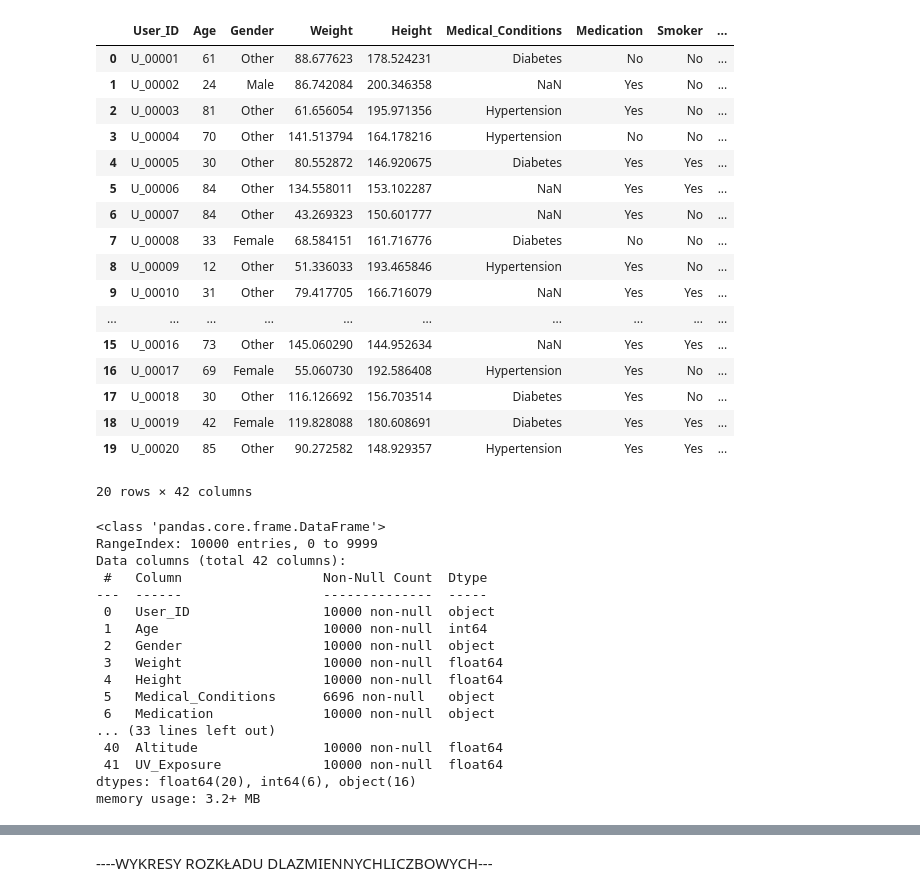
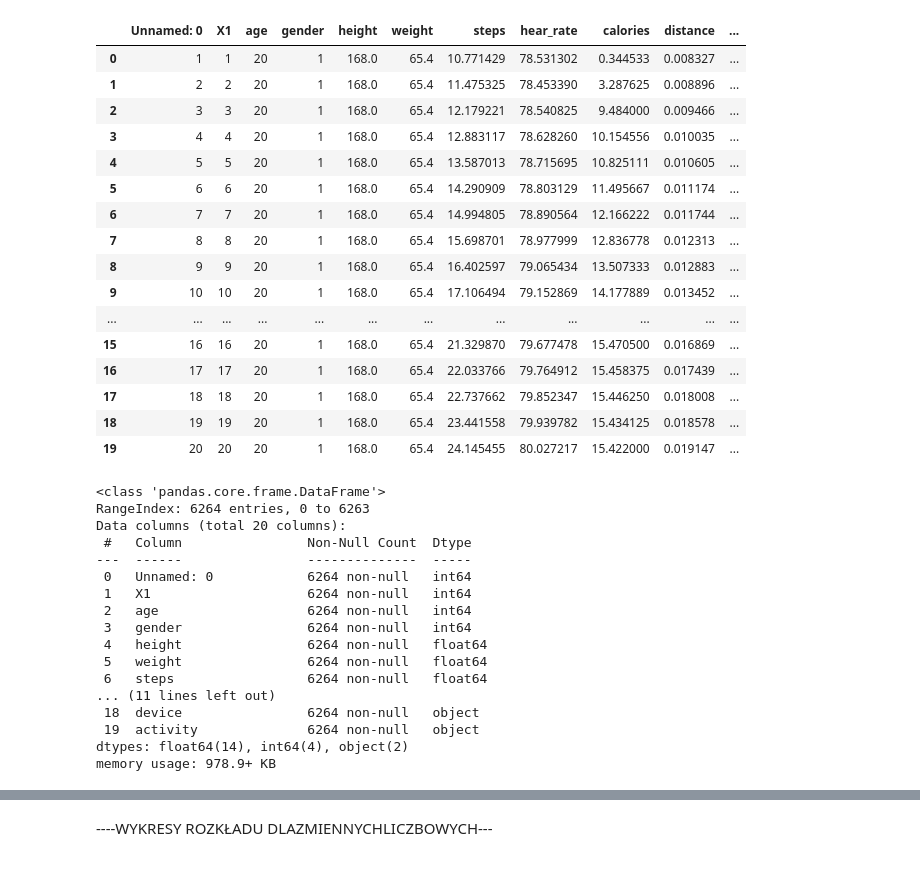
Before and after one commit to infoshareacademy/jdszr16-pajtoners, a Jupyter notebook: Zofia/braki,niespolnosc,wykresy_rozkladu.ipynb, the cells around one changed output, grey strips where cells are left out. Cells and saved outputs as stored; diff of their text form; code cells hidden in the pictures.

Commit message:
EDA_newData

```diff
--- a/Zofia/braki,niespolnosc,wykresy_rozkladu.ipynb
+++ b/Zofia/braki,niespolnosc,wykresy_rozkladu.ipynb
@@ -14,42 +9,43 @@ final_dt = pd.merge(merge_dt, data3, on='User_ID', how='left')
+# %%
+data = pd.read_csv('aw_fb_data.csv')
 # %%
-final_dt.head(20)
+data.head(20)
 # %% [output]
-|  | User_ID | Age | Gender | Weight | Height | Medical_Conditions | Medication | Smoker | ... |
-| 0 | U_00001 | 61 | Other | 88.677623 | 178.524231 | Diabetes | No | No | ... |
-| 1 | U_00002 | 24 | Male | 86.742084 | 200.346358 | NaN | Yes | No | ... |
-| 2 | U_00003 | 81 | Other | 61.656054 | 195.971356 | Hypertension | Yes | No | ... |
-| 3 | U_00004 | 70 | Other | 141.513794 | 164.178216 | Hypertension | No | No | ... |
-| 4 | U_00005 | 30 | Other | 80.552872 | 146.920675 | Diabetes | Yes | Yes | ... |
-| 5 | U_00006 | 84 | Other | 134.558011 | 153.102287 | NaN | Yes | Yes | ... |
-| 6 | U_00007 | 84 | Other | 43.269323 | 150.601777 | NaN | Yes | No | ... |
-| 7 | U_00008 | 33 | Female | 68.584151 | 161.716776 | Diabetes | No | No | ... |
-| 8 | U_00009 | 12 | Other | 51.336033 | 193.465846 | Hypertension | Yes | No | ... |
-| 9 | U_00010 | 31 | Other | 79.417705 | 166.716079 | NaN | Yes | Yes | ... |
-| ... | ... | ... | ... | ... | ... | ... | ... | ... | ... |
-| 15 | U_00016 | 73 | Other | 145.060290 | 144.952634 | NaN | Yes | Yes | ... |
-| 16 | U_00017 | 69 | Female | 55.060730 | 192.586408 | Hypertension | Yes | No | ... |
-| 17 | U_00018 | 30 | Other | 116.126692 | 156.703514 | Diabetes | Yes | No | ... |
-| 18 | U_00019 | 42 | Female | 119.828088 | 180.608691 | Diabetes | Yes | Yes | ... |
-| 19 | U_00020 | 85 | Other | 90.272582 | 148.929357 | Hypertension | Yes | Yes | ... |
+|  | Unnamed: 0 | X1 | age | gender | height | weight | steps | hear_rate | calories | distance | ... |
+| 0 | 1 | 1 | 20 | 1 | 168.0 | 65.4 | 10.771429 | 78.531302 | 0.344533 | 0.008327 | ... |
+| 1 | 2 | 2 | 20 | 1 | 168.0 | 65.4 | 11.475325 | 78.453390 | 3.287625 | 0.008896 | ... |
+| 2 | 3 | 3 | 20 | 1 | 168.0 | 65.4 | 12.179221 | 78.540825 | 9.484000 | 0.009466 | ... |
+| 3 | 4 | 4 | 20 | 1 | 168.0 | 65.4 | 12.883117 | 78.628260 | 10.154556 | 0.010035 | ... |
+| 4 | 5 | 5 | 20 | 1 | 168.0 | 65.4 | 13.587013 | 78.715695 | 10.825111 | 0.010605 | ... |
+| 5 | 6 | 6 | 20 | 1 | 168.0 | 65.4 | 14.290909 | 78.803129 | 11.495667 | 0.011174 | ... |
+| 6 | 7 | 7 | 20 | 1 | 168.0 | 65.4 | 14.994805 | 78.890564 | 12.166222 | 0.011744 | ... |
+| 7 | 8 | 8 | 20 | 1 | 168.0 | 65.4 | 15.698701 | 78.977999 | 12.836778 | 0.012313 | ... |
+| 8 | 9 | 9 | 20 | 1 | 168.0 | 65.4 | 16.402597 | 79.065434 | 13.507333 | 0.012883 | ... |
+| 9 | 10 | 10 | 20 | 1 | 168.0 | 65.4 | 17.106494 | 79.152869 | 14.177889 | 0.013452 | ... |
+| ... | ... | ... | ... | ... | ... | ... | ... | ... | ... | ... | ... |
+| 15 | 16 | 16 | 20 | 1 | 168.0 | 65.4 | 21.329870 | 79.677478 | 15.470500 | 0.016869 | ... |
+| 16 | 17 | 17 | 20 | 1 | 168.0 | 65.4 | 22.033766 | 79.764912 | 15.458375 | 0.017439 | ... |
+| 17 | 18 | 18 | 20 | 1 | 168.0 | 65.4 | 22.737662 | 79.852347 | 15.446250 | 0.018008 | ... |
+| 18 | 19 | 19 | 20 | 1 | 168.0 | 65.4 | 23.441558 | 79.939782 | 15.434125 | 0.018578 | ... |
+| 19 | 20 | 20 | 20 | 1 | 168.0 | 65.4 | 24.145455 | 80.027217 | 15.422000 | 0.019147 | ... |
-20 rows × 42 columns
 # %%
-final_dt.info()
+data.info()
 # %% [output]
 <class 'pandas.core.frame.DataFrame'>
-RangeIndex: 10000 entries, 0 to 9999
-Data columns (total 42 columns):
- #   Column                  Non-Null Count  Dtype
----  ------                  --------------  -----
- 0   User_ID                 10000 non-null  object
- 1   Age                     10000 non-null  int64
- 2   Gender                  10000 non-null  object
- 3   Weight                  10000 non-null  float64
- 4   Height                  10000 non-null  float64
- 5   Medical_Conditions      6696 non-null   object
- 6   Medication              10000 non-null  object
-... (33 lines left out)
- 40  Altitude                10000 non-null  float64
- 41  UV_Exposure             10000 non-null  float64
-dtypes: float64(20), int64(6), object(16)
-memory usage: 3.2+ MB
+RangeIndex: 6264 entries, 0 to 6263
+Data columns (total 20 columns):
+ #   Column                Non-Null Count  Dtype
+---  ------                --------------  -----
+ 0   Unnamed: 0            6264 non-null   int64
+ 1   X1                    6264 non-null   int64
+ 2   age                   6264 non-null   int64
+ 3   gender                6264 non-null   int64
+ 4   height                6264 non-null   float64
+ 5   weight                6264 non-null   float64
+ 6   steps                 6264 non-null   float64
+... (11 lines left out)
+ 18  device                6264 non-null   object
+ 19  activity              6264 non-null   object
+dtypes: float64(14), int64(4), object(2)
+memory usage: 978.9+ KB
 # %%
```
Also changed, not shown: parts of 52 cells of this notebook, 4 other files.
